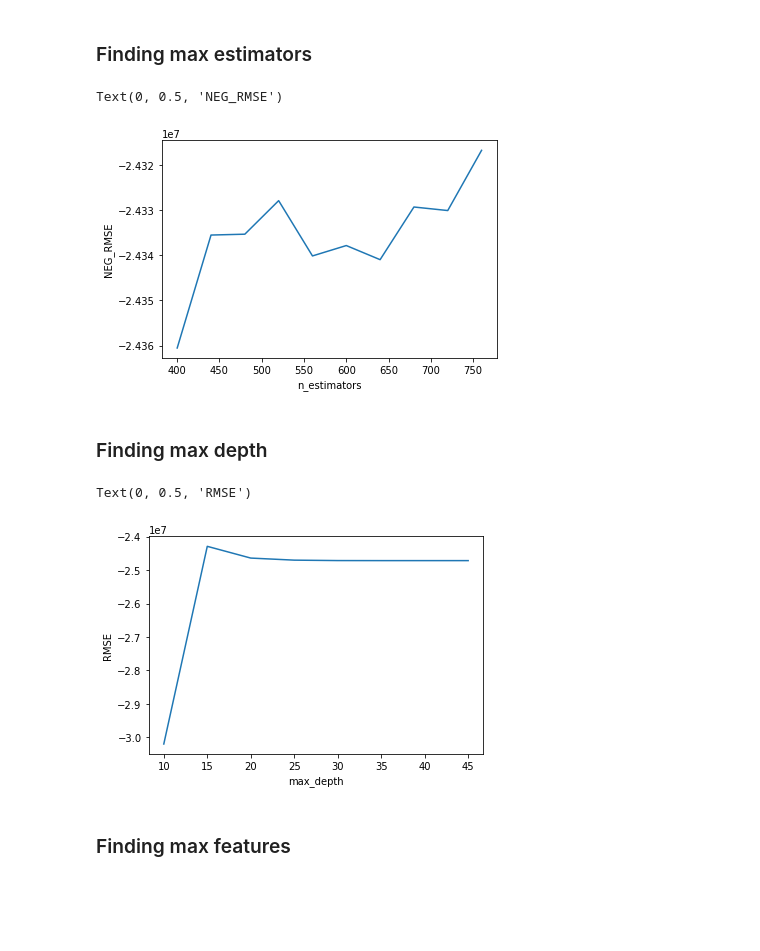
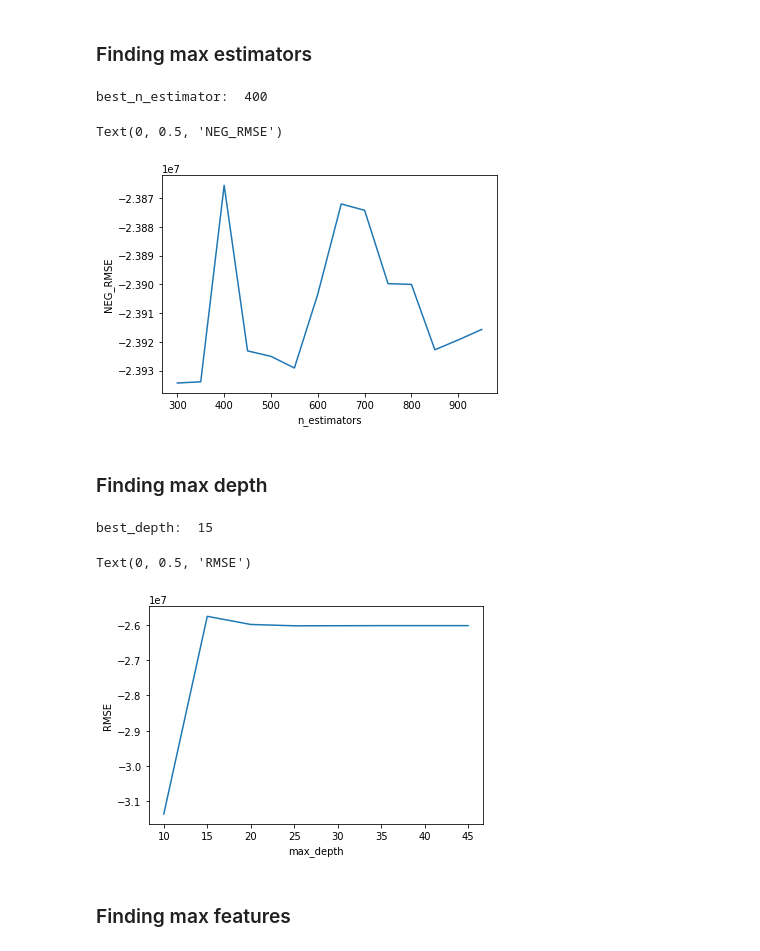
Before and after one commit to gomezivan/Python-ML, a Jupyter notebook: Proyecto 1st/P1-UsedVehiclePricePrediction.ipynb, the cells around one changed output. Cells and saved outputs as stored; diff of their text form; code cells hidden in the pictures; blank space fills up the shorter version.

```diff
--- a/Proyecto 1st/P1-UsedVehiclePricePrediction.ipynb
+++ b/Proyecto 1st/P1-UsedVehiclePricePrediction.ipynb
@@ -7,6 +7,12 @@
 
 - 1.2 Million listings scraped from TrueCar.com - Price, Mileage, Make, Model dataset from Kaggle: [data](https://www.kaggle.com/jpayne/852k-used-car-listings)
 - Each observation represents the price of an used car
+# %%
+##Parameters
+size_sample=20000
+estimator_range = range(300, 1000, 50)
+max_depth_range = range(10, 50, 5)
+feature_range = range(2, 13, 1)
 # %%
 %matplotlib inline
 import pandas as pd
@@ -84,0 +70,13 @@ X = data_sample.drop(['Price'], axis=1)
+# %%
+#Create the binary encoder and save it
+BinEncoder = ce.BinaryEncoder().fit(data.drop(['Price'], axis=1))
+joblib.dump(BinEncoder, 'BinEncoder.pkl', compress=3)
+print("Origninal Data: ", data.shape)
+
+#Create sample that it will be use for find the hiperparameters, after select features X and Y
+data_sample = data.sample(n=size_sample, random_state=1)
+Y = data_sample.Price
+X = BinEncoder.transform(data_sample.drop(['Price'], axis=1))
+print("Y sample: ", Y.shape)
+print("X sample: ", X.shape)
+X.head()
@@ -99,38 +101,41 @@ kfold = KFold(n_splits=5, random_state=1)
 ### Finding max estimators
 # %%
 #list of values to try for n_estimators
-estimator_range = range(400, 800, 40)
 RMSE_scores_estim = []
 
 # use 5-fold cross-validation with each value of n_estimators (WARNING: SLOW!)
 for estimator in estimator_range:
-    rf  = RandomForestRegressor (n_estimators=estimator,random_state=1, n_jobs=-1)
+    rf  = RandomForestRegressor (n_estimators=estimator,max_features=9, max_depth=15, random_state=1, n_jobs=-1)
     RMSE_scores_estim.append(cross_val_score(rf, X_train, Y_train, cv=5, scoring='neg_mean_squared_error').mean())
 
+best_n_estimator = estimator_range[RMSE_scores_estim.index(max(RMSE_scores_estim))]
+print ("best_n_estimator: ", best_n_estimator)
 plt.plot(estimator_range, RMSE_scores_estim)
 plt.xlabel('n_estimators')
 plt.ylabel('NEG_RMSE')
 # %% [output]
-Text(0, 0.5, 'NEG_RMSE')
+best_n_estimator:  400
+Text(0, 0.5, 'NEG_RMSE')
-[figure, old version]
+[figure, new version]
 # %% [markdown]
 ### Finding max depth
 # %%
 #list of values to try for n_estimators
-max_depth_range = range(10, 50, 5)
-
 RMSE_scores_depth = []
 # use 5-fold cross-validation with each value of n_estimators (WARNING: SLOW!)
 for depth in max_depth_range:
     rf  = RandomForestRegressor (n_estimators=400, max_depth=depth, random_state=1, n_jobs=-1)
     RMSE_scores_depth.append(cross_val_score(rf, X_train, Y_train, cv=5, scoring='neg_mean_squared_error').mean())
 
+best_depth = max_depth_range[RMSE_scores_depth.index(max(RMSE_scores_depth))]
+print ("best_depth: ", best_depth)
 plt.plot(max_depth_range, RMSE_scores_depth)
 plt.xlabel('max_depth')
 plt.ylabel('RMSE')
 # %% [output]
-Text(0, 0.5, 'RMSE')
+best_depth:  15
+Text(0, 0.5, 'RMSE')
-[figure, old version]
+[figure, new version]
 # %% [markdown]
 ### Finding max features
 # %%
```
Also changed, not shown: parts of 33 cells of this notebook, 7 other files.
